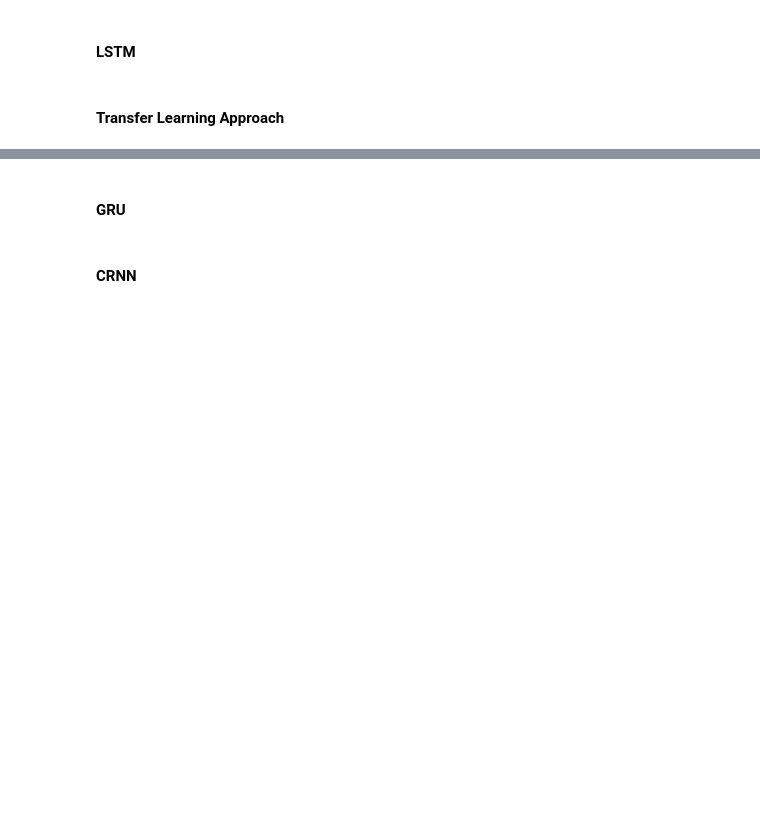
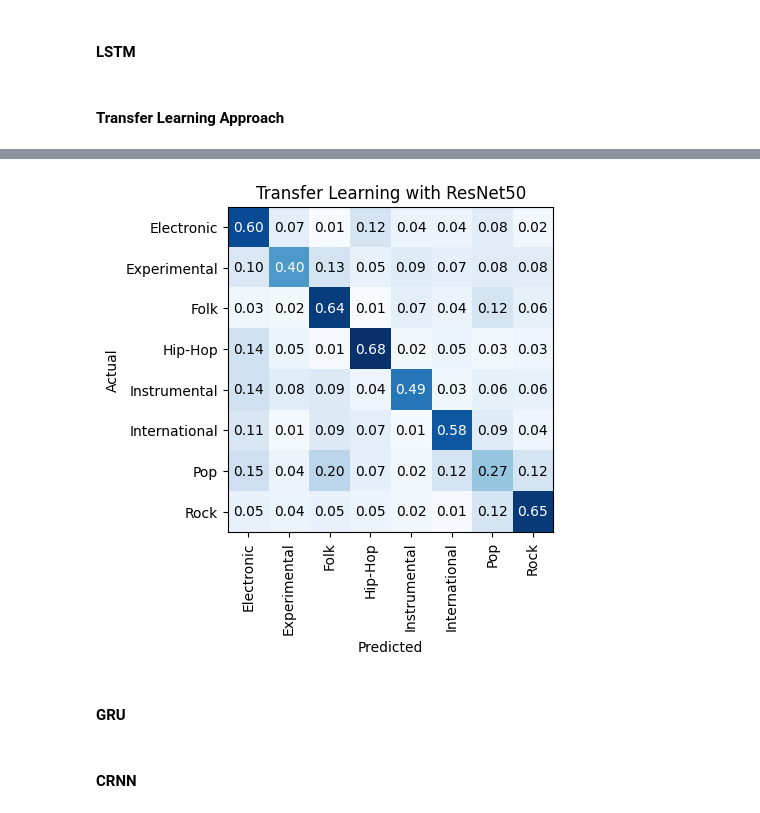
Before and after one commit to GUOliver/COMP9444-Group-Project, a Jupyter notebook: main.ipynb, the cells around one changed output, grey strips where cells are left out. Drawn from its saved outputs; the diff is of its cells as text; code cells hidden in the pictures; blank space fills up the shorter version.

Commit message:
Transfer learning with ResNet50

```diff
--- a/main.ipynb
+++ b/main.ipynb
@@ -867,0 +881,9 @@ print_evaluation_metrics("CNN",accuracy,precision,recall,f1_score)
+# %%
+npz_file = np.load('input/shuffled_train.npz')
+
+X_train = npz_file['arr_0'] # get array from the first file
+y_train = npz_file['arr_1'] # get array from the second file
+
+print(X_train.shape, y_train.shape)
+print(X_train[0])
+print(y_train[0])
@@ -867,0 +973,5 @@ print_evaluation_metrics("CNN",accuracy,precision,recall,f1_score)
+# %%
+precision = Precision(average="macro")
+recall = Recall(average="macro")
+f1_score = F1Score(average="macro")
+learner = vision_learner(dls, models.resnet50, loss_func=CrossEntropyLossFlat(), metrics=[accuracy, precision, recall, f1_score])
@@ -867,0 +985,4 @@ print_evaluation_metrics("CNN",accuracy,precision,recall,f1_score)
+# %%
+interp = ClassificationInterpretation.from_learner(learner)
+interp.plot_confusion_matrix(title="Transfer Learning with ResNet50", normalize=True)
+# %% [output]
@@ -868,3 +990,4 @@ print_evaluation_metrics("CNN",accuracy,precision,recall,f1_score)
+[figure, added]
 # %% [markdown]
 #### GRU
 # %% [markdown]
```
Also changed, not shown: parts of 6 cells of this notebook.
